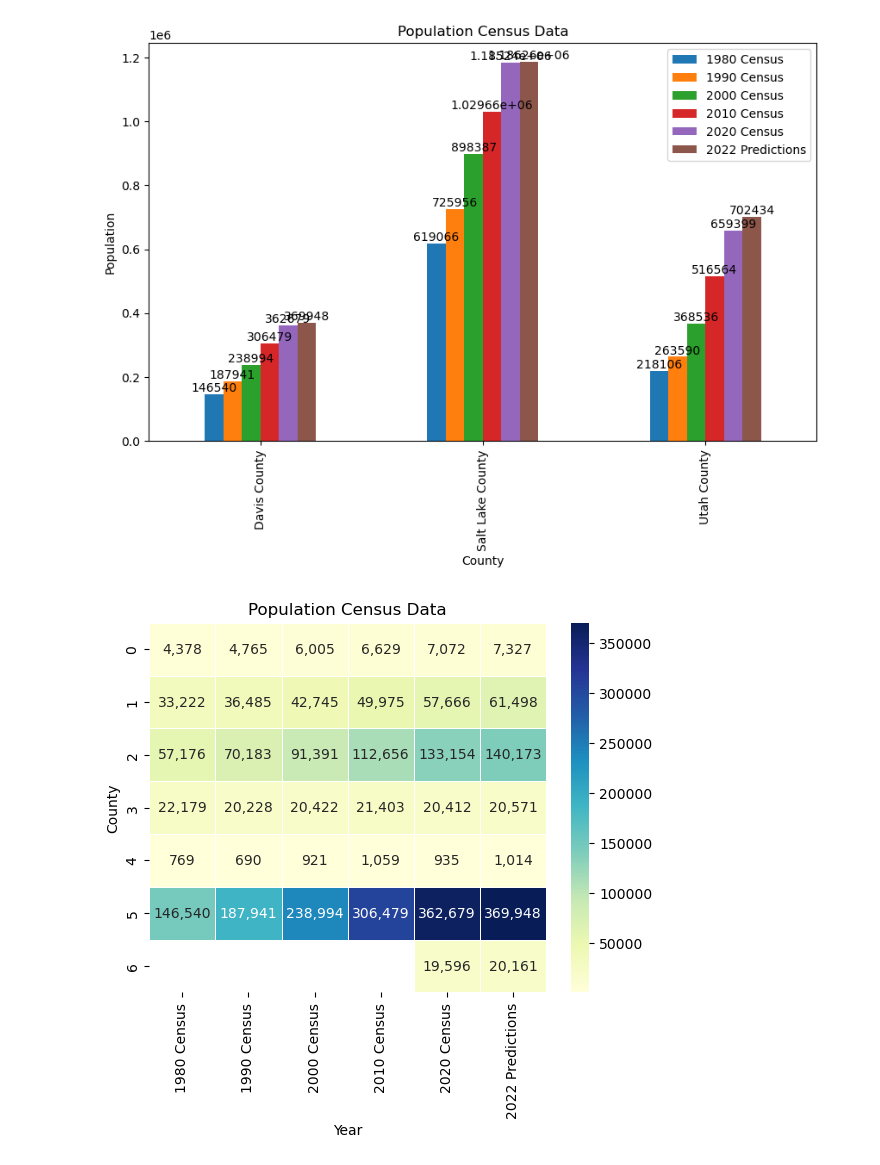
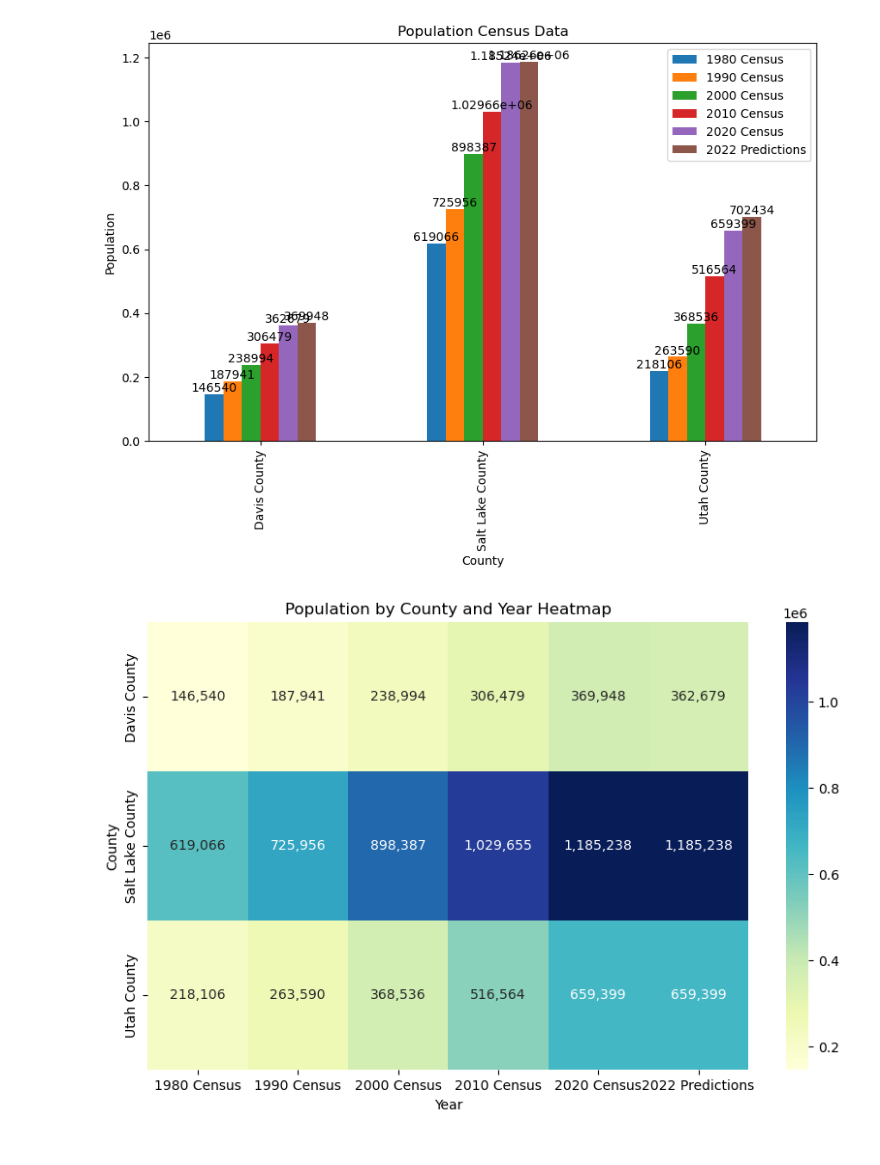
Before and after one commit to mdsinger/final_project_github, a Jupyter notebook: Final Project Population by County.ipynb, the cells around one changed output. Saved outputs shown, nothing was run; the diff lists cells and outputs as text; code cells hidden in the pictures.

```diff
--- a/Final Project Population by County.ipynb
+++ b/Final Project Population by County.ipynb
@@ -290,20 +304,30 @@ for container in ax.containers:
 plt.show()
 # %% [output]
 [figure]
-# %%
-import seaborn as sns
-
-# Create a heatmap
-sns.heatmap(df[['1980 Census', '1990 Census', '2000 Census', '2010 Census', '2020 Census', '2022 Predictions']],
-            cmap='YlGnBu', annot=True, fmt=',.0f', linewidths=.5)
-
-# Set the title and labels
-plt.title('Population Census Data')
-plt.xlabel('Year')
-plt.ylabel('County')
-
-
-# Show the plot
-plt.show()
-# %% [output]
-[figure, removed]
+# %%
+import seaborn as sns
+
+# Create a dataframe
+data = {'County': ['Davis County', 'Salt Lake County', 'Utah County'],
+        '1980 Census': [146540, 619066, 218106],
+        '1990 Census': [187941, 725956, 263590],
+        '2000 Census': [238994, 898387, 368536],
+        '2010 Census': [306479, 1029655, 516564],
+        '2020 Census': [362679, 1185238, 659399],
+        '2022 Predictions': [369948, 1186257, ]}
+df = pd.DataFrame(data)
+
+# Set 'County' as the index
+df.set_index('County', inplace=True)
+
+
+plt.figure(figsize=(10, 6))  # Adjust the width and height as needed
+
+# Plot the heatmap
+sns.heatmap(df, cmap='YlGnBu', annot=True, fmt=",d", cbar=True)
+plt.title('Population by County and Year Heatmap')
+plt.xlabel('Year')
+plt.ylabel('County')
+plt.show()
+# %% [output]
+[figure, added]
```
Also changed, not shown: parts of 4 cells of this notebook.
